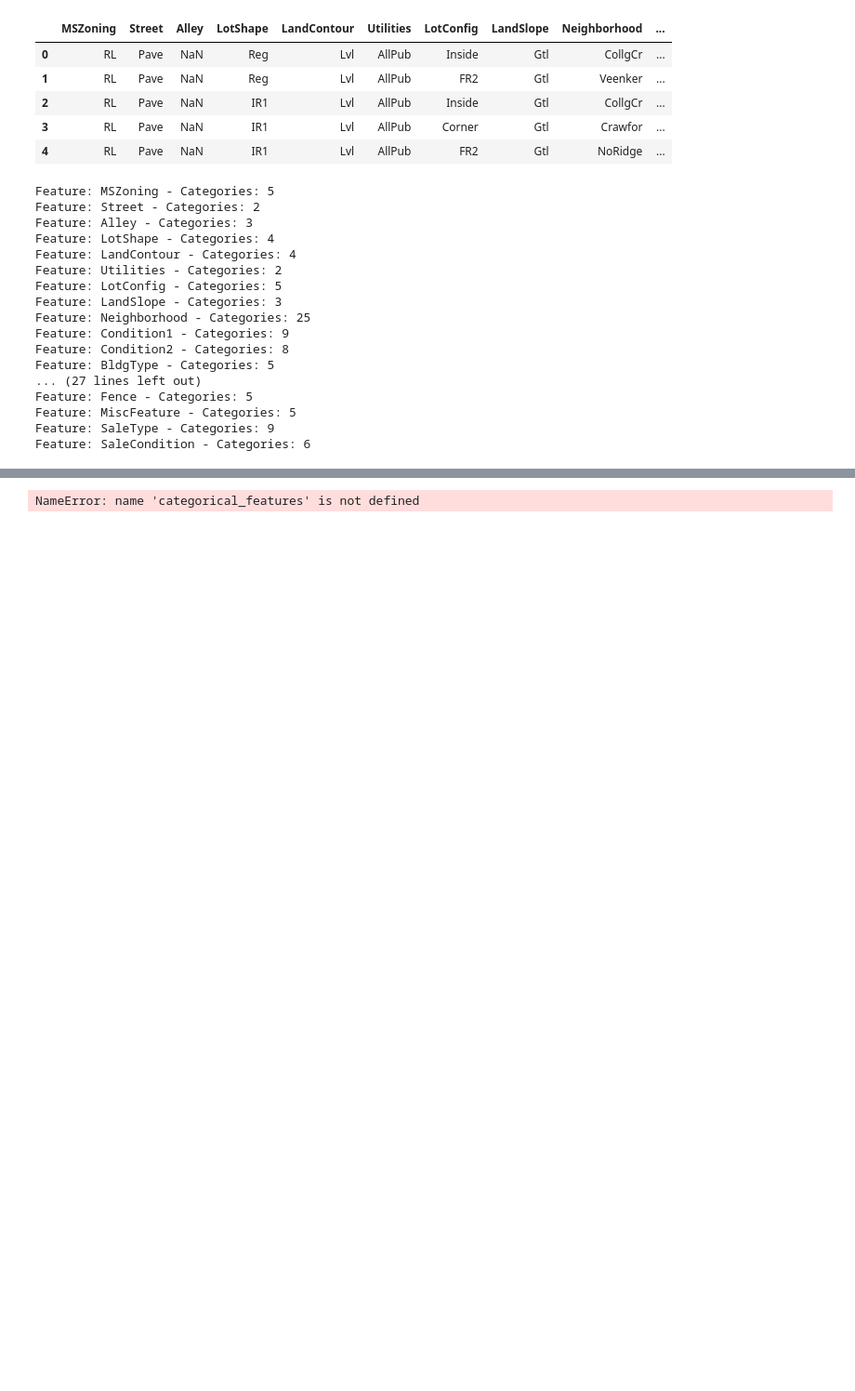
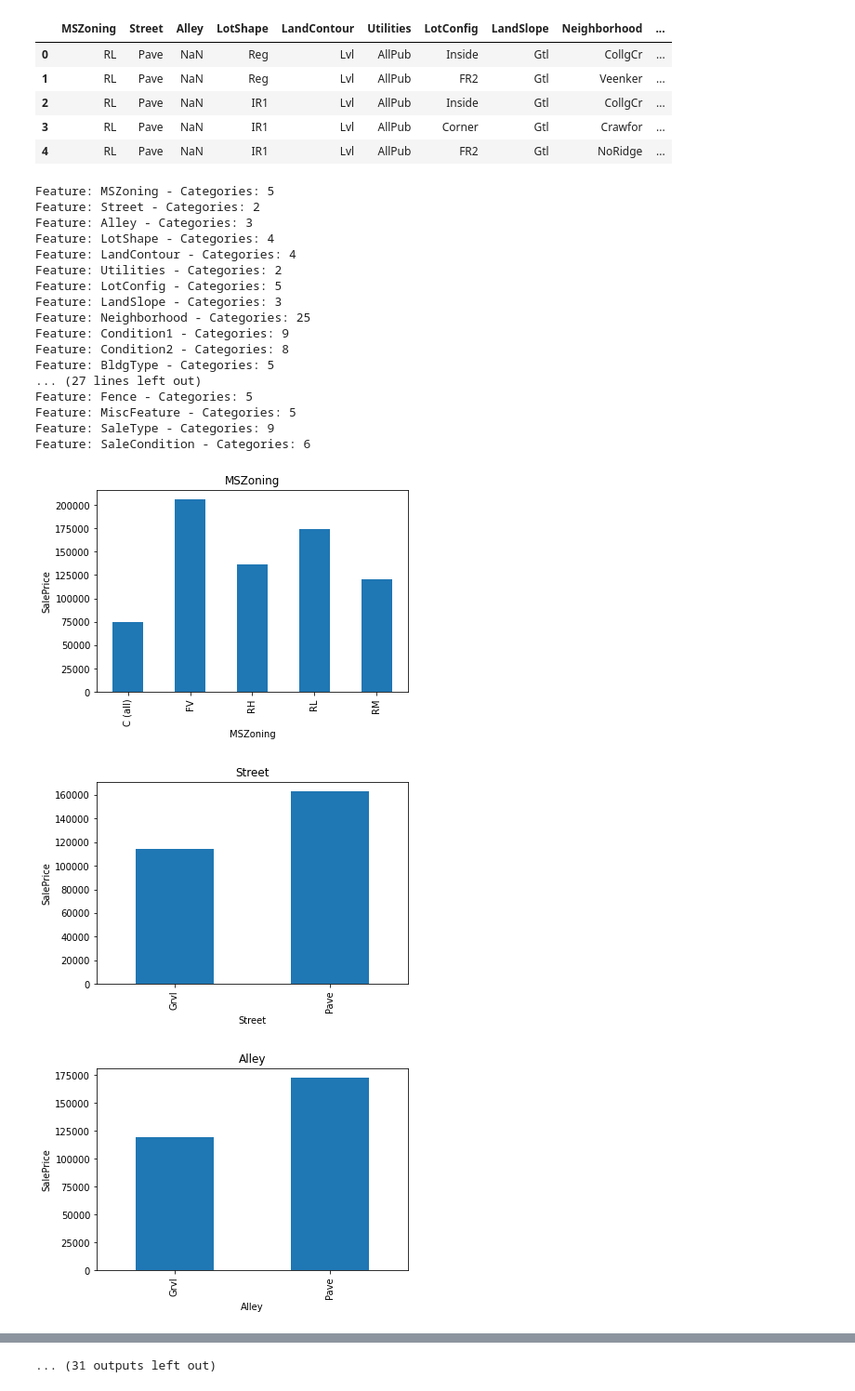
Before and after one commit to brunoportela/ML-Projects, a Jupyter notebook: Housing Prices Prediction - Kaggle/ Housing Prices Prediction - Kaggle.ipynb, the cells around one changed output, grey strips where cells are left out. Shown at 93% size. Drawn from its saved outputs; the diff is of its cells as text; code cells hidden in the pictures; blank space fills up the shorter version.

```diff
--- a/Housing Prices Prediction - Kaggle/ Housing Prices Prediction - Kaggle.ipynb
+++ b/Housing Prices Prediction - Kaggle/ Housing Prices Prediction - Kaggle.ipynb
@@ -191,7 +191,7 @@ This approach is not precise (eg., PoolArea, LowQualFinSF and 3SsnPorch are clea
 # %%
 # after adjustment:
 not_discrete_features = ['PoolArea', 'LowQualFinSF', '3SsnPorch', 'MiscVal']
-discrete_features_corrected = [feature for feature in discrete_feature if feature not in not_discrete_features]
+discrete_features_corrected = [feature for feature in discrete_features if feature not in not_discrete_features]
 print("Discrete Variables Count: {}".format(len(discrete_features_corrected)))
 # %% [output]
 Discrete Variables Count: 13
@@ -439,11 +439,14 @@ Feature: SaleCondition - Categories: 6
 # %%
 # Categorical features x SalesPrice
 
-for feature in categorical_features:
+for feature in cat_features:
     data = train_set.copy()
     data.groupby(feature)['SalePrice'].median().plot.bar()
     plt.xlabel(feature)
     plt.ylabel('SalePrice')
     plt.title(feature)
     plt.show()
 # %% [output]
+[figure, added]
+[figure, added]
+[figure, added]
@@ -450 +462 @@ for feature in categorical_features:
-NameError: name 'categorical_features' is not defined
+... (31 outputs left out)
```
Also changed, not shown: parts of 2 cells of this notebook.
